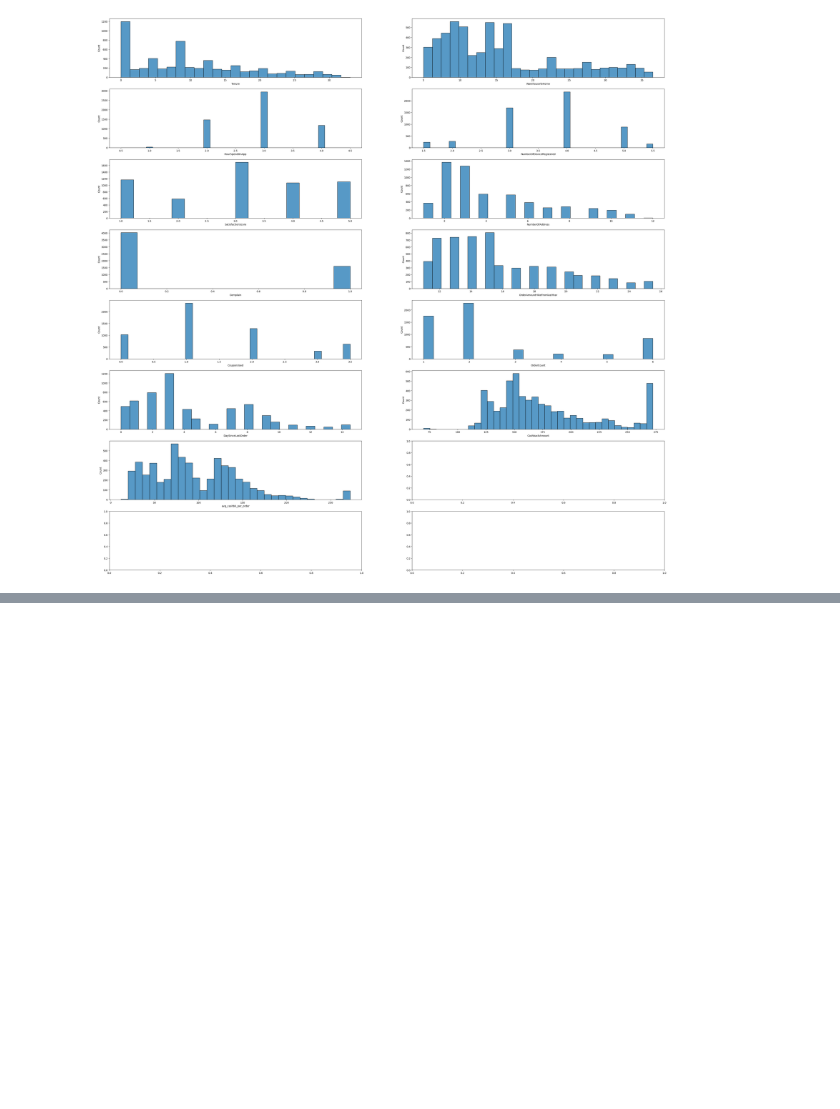
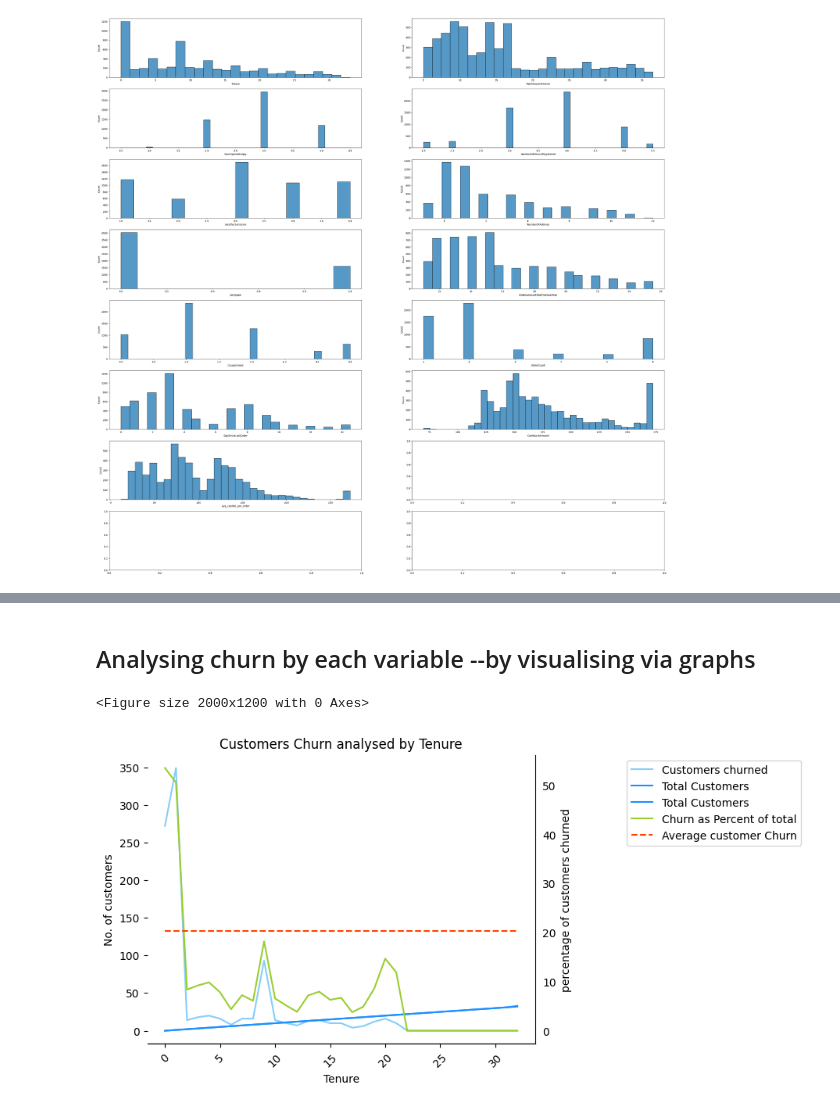
Before and after one commit to piyushgarg878/Customer_Churn, a Jupyter notebook: model1.ipynb, the cells around one changed output, grey strips where cells are left out. Cells and saved outputs as stored; diff of their text form; code cells hidden in the pictures; blank space fills up the shorter version.

Commit message:
churn by each variable

```diff
--- a/model1.ipynb
+++ b/model1.ipynb
@@ -152,0 +329,6 @@ for i, subplot in zip(num, ax.flatten()):
+# %%
+#inserting indexes for d
+for i in df.columns:
+    d[i].reset_index(level=0,inplace=True)
+for i in df.columns:
+    d[i] = d[i].rename(columns = {'index':i, 'Churn':'Customers_churned', i:'Total_Customers', 0:'perc_of_total_cust'}, )
@@ -152,0 +358,34 @@ for i, subplot in zip(num, ax.flatten()):
+# %% [markdown]
+## Analysing churn by each variable --by visualising via graphs
+# %%
+def analysis_chart(variable):
+  # definig the plot for matplotlib
+  plt.figure(figsize=(20,12))
+  fig, ax = plt.subplots()
+  # defining the title
+  title1 = 'Customers Churn analysed by ' + variable
+  plt.title(title1)
+  # defining the lines for the y -axis
+  line1 = ax.plot(d[variable][variable],d[variable]['Customers_churned'], color='lightskyblue', label = 'Customers churned')
+  line2 = ax.plot(d[variable][variable],d[variable]['Total_Customers'], color='dodgerblue', label = 'Total Customers')
+  # labelling the x -axis and y-axis
+  plt.xlabel (variable)
+  plt.ylabel ('No. of customers')
+  # rotating the labels on the x-axis for better visualisation
+  for tick in ax.get_xticklabels():
+    tick.set_rotation(45)
+  # defining another axis on the right side of the graph
+  ax2=ax.twinx()
+  # defining the line for the right side y -axis
+  line3 = ax2.plot(d[variable][variable],d[variable]['perc_of_total_cust'], color='yellowgreen', label = 'Churn as Percent of total')
+  y = 0*d[variable]['perc_of_total_cust']+20.25
+  line4 = ax2.plot(d[variable][variable], y, color='orangered', label='Average customer Churn', linestyle='dashed')
+  # labelling the right side y-axis
+  plt.ylabel ('percentage of customers churned')
+  # adding the three lines to show the legend on the right corner in a coherent place, not doing this will lead to overlapping of legends of lines belonging to left and right y axis
+  lines = line1+line2+line3+line4
+  labs = [l.get_label() for l in lines]
+  ax.legend(lines, labs, bbox_to_anchor=(1.7, 1))
+  # adding sns palette for better visualisation
+  sns.despine(ax=ax, right=True, left=True)
+  sns.despine(ax=ax2, left=True, right=False)
@@ -152,0 +399,5 @@ for i, subplot in zip(num, ax.flatten()):
+# %%
+analysis_chart('Tenure')
+# %% [output]
+<Figure size 2000x1200 with 0 Axes>
+[figure, added]
```
Also changed, not shown: parts of 21 cells of this notebook.
